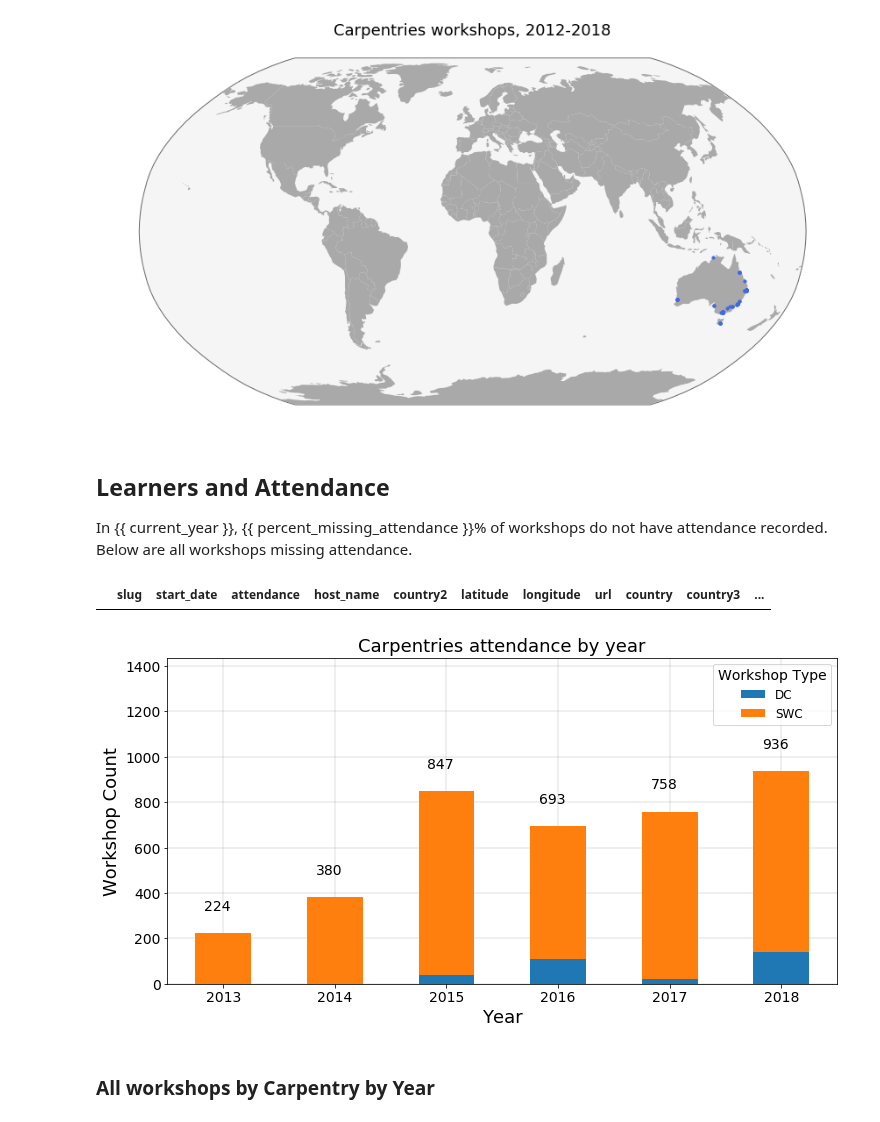
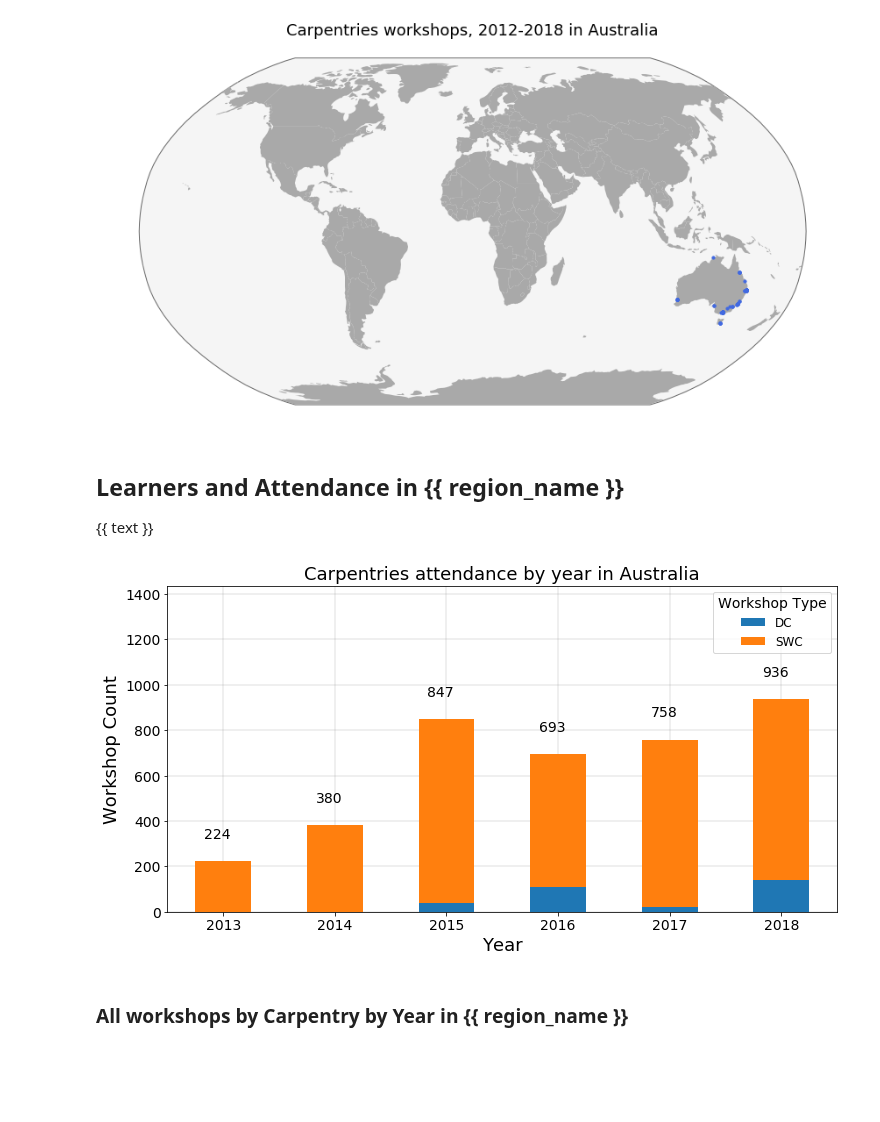
Before and after one commit to carpentries/assessment, a Jupyter notebook: programmatic-assessment/workshops/jupyter_notebooks/country_specific/country_specific.ipynb, the cells around one changed output. Drawn from its saved outputs; the diff is of its cells as text; code cells hidden in the pictures; blank space fills up the shorter version.

Commit message:
formatting set up for regions

```diff
--- a/programmatic-assessment/workshops/jupyter_notebooks/country_specific/country_specific.ipynb
+++ b/programmatic-assessment/workshops/jupyter_notebooks/country_specific/country_specific.ipynb
@@ -101,3 +96,22 @@ def get_value_counts_many(df, col_name, value_list):
         df_counts.loc[len(df_counts)] = [v, count]
 
     return df_counts
+# %%
+all_events = pd.read_csv("../../data_files/all_workshops.csv", keep_default_na=False, na_values=[''])
+
+
+
+# Uncomment one of the following two blocks
+
+# Choose a 2 character country code from:  US, CA, GB, NZ, AU
+chosen_country = "AU"
+region_name = get_country_name(chosen_country)
+all_events = all_events[all_events['country'] == chosen_country ]
+
+
+# OR
+
+# Run for all African countries we've been in
+# africa = ['ET', 'ZA', 'BW', 'GA', 'GH', 'KE', 'NA', 'SD', 'TZ', 'ZW',]
+# region_name = "Africa"
+# all_events = all_events[all_events.country.isin(africa)].copy()
@@ -368,7 +393,7 @@ q.plot(ax=ax, color='royalblue', marker='o', markersize=10)
 plt.xticks([], [])
 plt.yticks([], [])
 
-ax.set_title("Carpentries workshops, 2012-2018")
+ax.set_title("Carpentries workshops, 2012-2018 in " + region_name )
 ax.title.set_size(18)
 
 
@@ -383,7 +408,7 @@ ax.spines['left'].set_color('white')
 
 plt.show()
 # %% [output]
-[figure, old version]
+[figure, new version]
 # %%
 workshops_current_year = workshops[workshops['start_date'].dt.year == current_year].copy()
 workshops_current_year.attendance.fillna(0, inplace=True)
@@ -394,9 +426,5 @@ percent_missing_attendance = int(percent_missing_attendance)
 # percent_missing_attendance
-# %% [markdown]
-## Learners and Attendance
-
-In {{ current_year }}, {{ percent_missing_attendance }}% of workshops do not have attendance recorded.  Below are all workshops missing attendance.
-# %%
-display(current_year_no_attendance)
-# %% [output]
-|  | slug | start_date | attendance | host_name | country2 | latitude | longitude | url | country | country3 | ... |
+# %% [markdown]
+## Learners and Attendance in {{ region_name }}
+
+{{ text }}
@@ -455,7 +486,7 @@ fig = plt.figure(figsize=(12, 6)) # Create matplotlib figure
 ax = fig.add_subplot(111) # Create matplotlib axes
 
 width = .5 # Set width of bar
-title = "Carpentries attendance by year"
+title = "Carpentries attendance by year in " + region_name
 
 # Plot chart
 # Having position=1 as an argument will make the bars not be centered on the x ticks
@@ -493,33 +524,33 @@ for p in ax.patches:
     xmarks.append(p.get_x())
 
 
 # Make an empty list to be populated with a tuple for each stack
 # Go through the length of the totals series
 # Add to the empty list a tuple: (position in totals df, position in xmarks list)
 t = []
 
 for y in range(len(totals)):
     t.append((list(totals)[y], xmarks[y]))
 
 
 # Annotate the stacked bar chart with
 # (annotation text, position of text)
 for p in t:
     ax.annotate(str(p[0]), (p[1] + .08, p[0] + 100), fontsize=14)
 
 # Don't allow the axis to be on top of your data
 ax.set_axisbelow(True)
 
 ax.set_ylim(0,max(totals) + 500)
 
 
 # Display the plot
 plt.show()
 
 
 # See
 # https://stackoverflow.com/questions/40783669/stacked-bar-plot-by-group-count-on-pandas-python
 # %% [output]
-[figure, old version]
+[figure, new version]
 # %% [markdown]
-### All workshops by Carpentry by Year
+### All workshops by Carpentry by Year in {{ region_name }}
```
Also changed, not shown: parts of 13 cells of this notebook.
